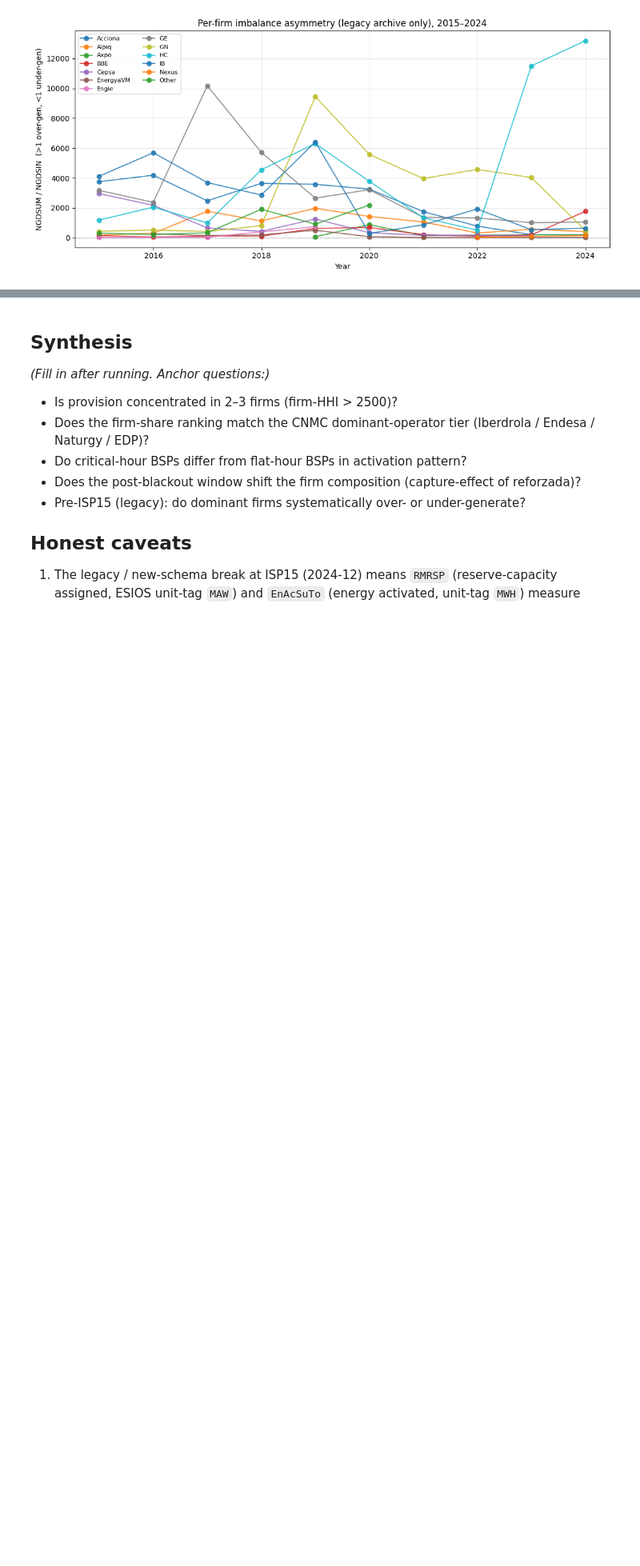
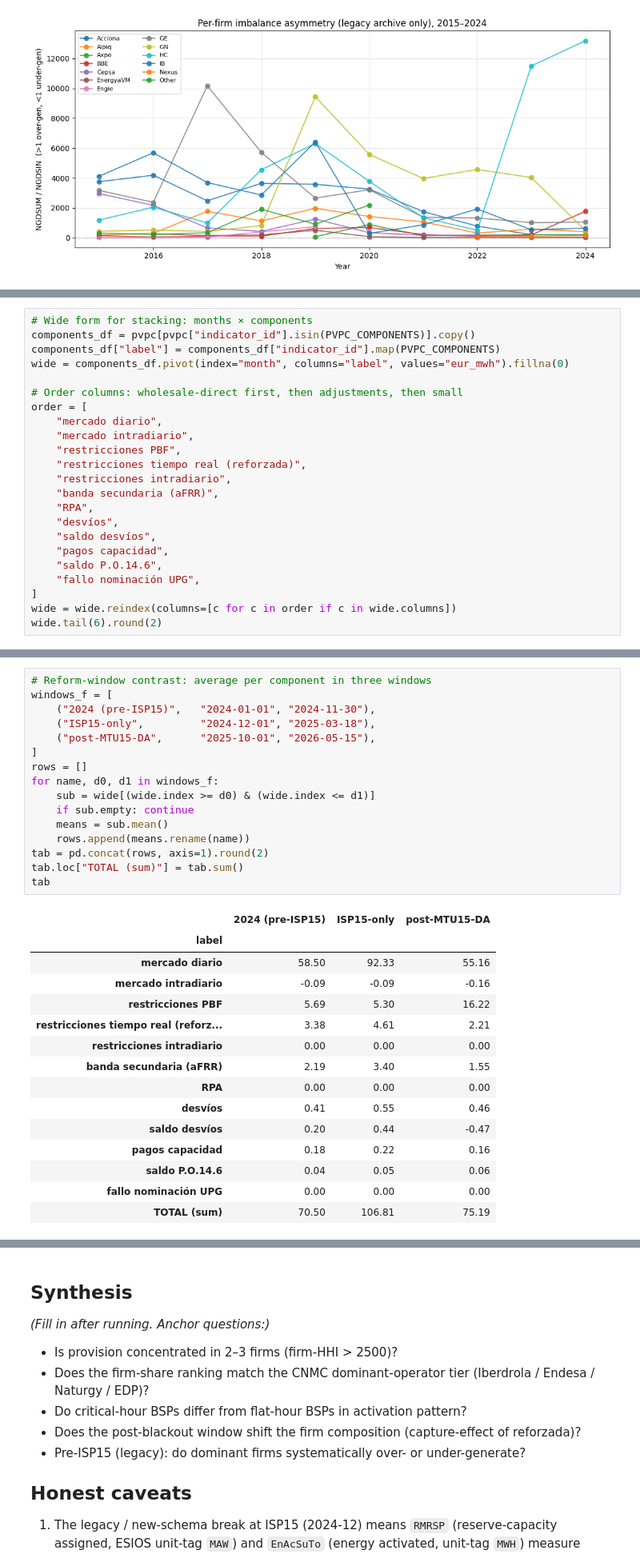
Before and after one commit to PabloParamioPerez/mtu15_project, a Jupyter notebook: notebooks/eda/16_esios_reserves_disaggregated.ipynb, the cells around one changed output, grey strips where cells are left out. Shown at 80% size. Drawn from its saved outputs; the diff is of its cells as text; blank space fills up the shorter version.

```diff
--- a/notebooks/eda/16_esios_reserves_disaggregated.ipynb
+++ b/notebooks/eda/16_esios_reserves_disaggregated.ipynb
@@ -409,0 +459,23 @@ plt.show()
+# %%
+# Wide form for stacking: months × components
+components_df = pvpc[pvpc["indicator_id"].isin(PVPC_COMPONENTS)].copy()
+components_df["label"] = components_df["indicator_id"].map(PVPC_COMPONENTS)
+wide = components_df.pivot(index="month", columns="label", values="eur_mwh").fillna(0)
+
+# Order columns: wholesale-direct first, then adjustments, then small
+order = [
+    "mercado diario",
+    "mercado intradiario",
+    "restricciones PBF",
+    "restricciones tiempo real (reforzada)",
+    "restricciones intradiario",
+    "banda secundaria (aFRR)",
+    "RPA",
+    "desvíos",
+    "saldo desvíos",
+    "pagos capacidad",
+    "saldo P.O.14.6",
+    "fallo nominación UPG",
+]
+wide = wide.reindex(columns=[c for c in order if c in wide.columns])
+wide.tail(6).round(2)
@@ -409,0 +539,32 @@ plt.show()
+# %%
+# Reform-window contrast: average per component in three windows
+windows_f = [
+    ("2024 (pre-ISP15)",   "2024-01-01", "2024-11-30"),
+    ("ISP15-only",         "2024-12-01", "2025-03-18"),
+    ("post-MTU15-DA",      "2025-10-01", "2026-05-15"),
+]
+rows = []
+for name, d0, d1 in windows_f:
+    sub = wide[(wide.index >= d0) & (wide.index <= d1)]
+    if sub.empty: continue
+    means = sub.mean()
+    rows.append(means.rename(name))
+tab = pd.concat(rows, axis=1).round(2)
+tab.loc["TOTAL (sum)"] = tab.sum()
+tab
+# %% [output]
+|  | 2024 (pre-ISP15) | ISP15-only | post-MTU15-DA |
+| label |  |  |  |
+| mercado diario | 58.50 | 92.33 | 55.16 |
+| mercado intradiario | -0.09 | -0.09 | -0.16 |
+| restricciones PBF | 5.69 | 5.30 | 16.22 |
+| restricciones tiempo real (reforz... | 3.38 | 4.61 | 2.21 |
+| restricciones intradiario | 0.00 | 0.00 | 0.00 |
+| banda secundaria (aFRR) | 2.19 | 3.40 | 1.55 |
+| RPA | 0.00 | 0.00 | 0.00 |
+| desvíos | 0.41 | 0.55 | 0.46 |
+| saldo desvíos | 0.20 | 0.44 | -0.47 |
+| pagos capacidad | 0.18 | 0.22 | 0.16 |
+| saldo P.O.14.6 | 0.04 | 0.05 | 0.06 |
+| fallo nominación UPG | 0.00 | 0.00 | 0.00 |
+| TOTAL (sum) | 70.50 | 106.81 | 75.19 |
```
Also changed, not shown: parts of 7 cells of this notebook, 24 other files.
